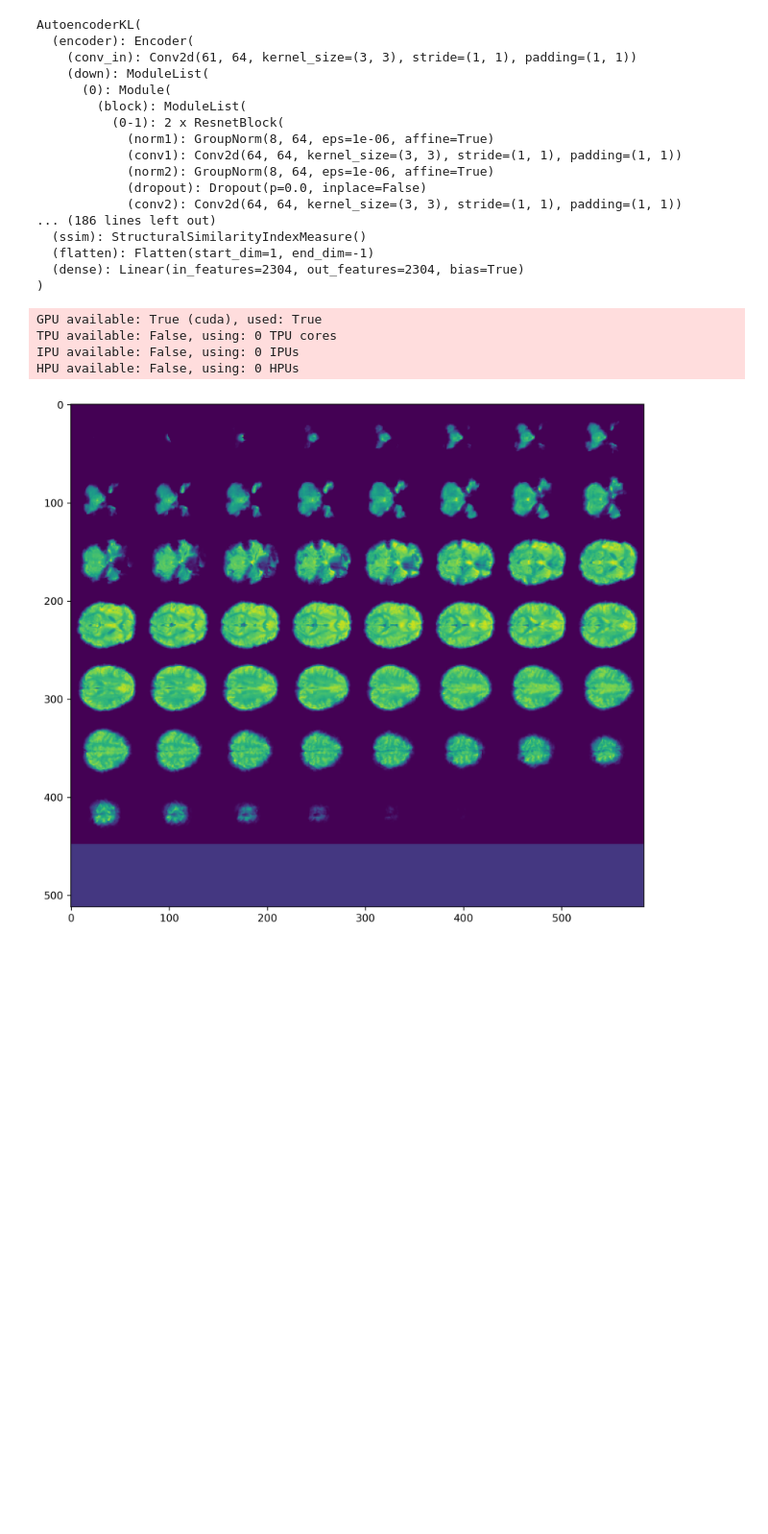
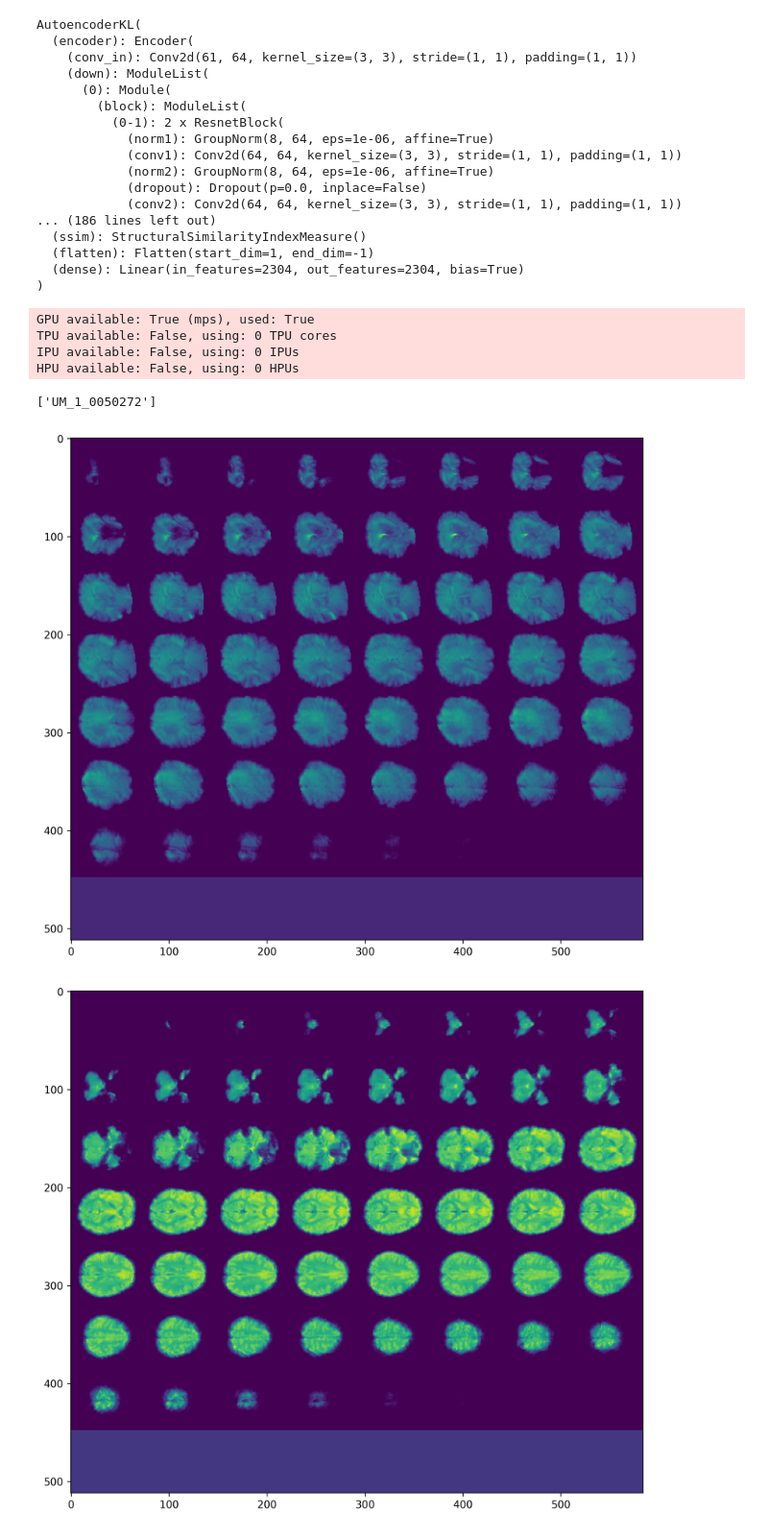
Before and after one commit to balazsmorv/vae, a Jupyter notebook: Notebook Experiments/test_autoencoder.ipynb, the cells around one changed output. Shown at 96% size. Drawn from its saved outputs; the diff is of its cells as text; code cells hidden in the pictures; blank space fills up the shorter version.

```diff
--- a/Notebook Experiments/test_autoencoder.ipynb
+++ b/Notebook Experiments/test_autoencoder.ipynb
@@ -14,9 +14,9 @@ import torch.nn.functional as F
 with open(r"../Configurations/ABIDE/vae_config.yml", 'r+') as yaml_file:
     ae_config = yaml.safe_load(yaml_file)
 model = AutoencoderKL(**ae_config)
-model.load_state_dict(
-    torch.load(r"/home/oem/Dokumentumok/vae/logs/abide_flat_z/240427_102110abideNYU/epoch=909-step=862000.ckpt", map_location='cpu')['state_dict'])
-model.to(device='cpu')
+#model.load_state_dict(
+#    torch.load(r"/home/oem/Dokumentumok/vae/logs/abide_flat_z/240427_102110abideNYU/epoch=909-step=862000.ckpt", map_location='cpu')['state_dict'])
+#model.to(device='cpu')
 model.eval()
 # %% [output]
 making attention of type 'vanilla' with 128 in_channels
@@ -54,7 +54,7 @@ transforms = {
 
 batch_size = 1
 datahandler = ABIDELoader(
-    root_dir=r"/home/oem/Letöltések/ABIDE/data/Outputs/ccs/filt_noglobal/func_preproc",
+    root_dir=r"/Users/balazsmorvay/Downloads/ABIDE/data/Outputs/ccs/filt_noglobal/func_preproc",
     exp_path=r"../Configurations/ABIDE/",
     batch_size=batch_size,
     transforms=transforms,
@@ -65,10 +65,33 @@ datahandler = ABIDELoader(
 )
 trainer = pl.Trainer()
 # %% [output]
-GPU available: True (cuda), used: True
+GPU available: True (mps), used: True
 TPU available: False, using: 0 TPU cores
 IPU available: False, using: 0 IPUs
 HPU available: False, using: 0 HPUs
+# %%
+from skimage.util import montage
+
+datahandler.setup('test', test_filename="UM_1.csv")
+dataloader = datahandler.test_dataloader()
+
+with torch.inference_mode():
+    for i in tqdm(range(len(dataloader))):
+        if i < 200:
+            continue
+        inp = next(iter(dataloader))
+        print(inp['subject'])
+        inp = datahandler.on_after_batch_transfer(inp, i)
+        inp_fmri_um1 = model.get_input(inp, 'fmri')
+        #outp = model.encode(inp_fmri.squeeze(0)).mode().cpu()
+        #outp = (outp - outp.min()) / (outp.max() - outp.min()) * 2 - 1
+
+        plt.figure(figsize=(3000/300, 3000/300), dpi=300)
+        plt.imshow(montage(inp_fmri_um1[0, 0, :56, :-3].cpu()))
+        break
+# %% [output]
+['UM_1_0050272']
+[figure, added]
 # %%
 from skimage.util import montage
 
```
Also changed, not shown: parts of 2 cells of this notebook, 8 other files.
